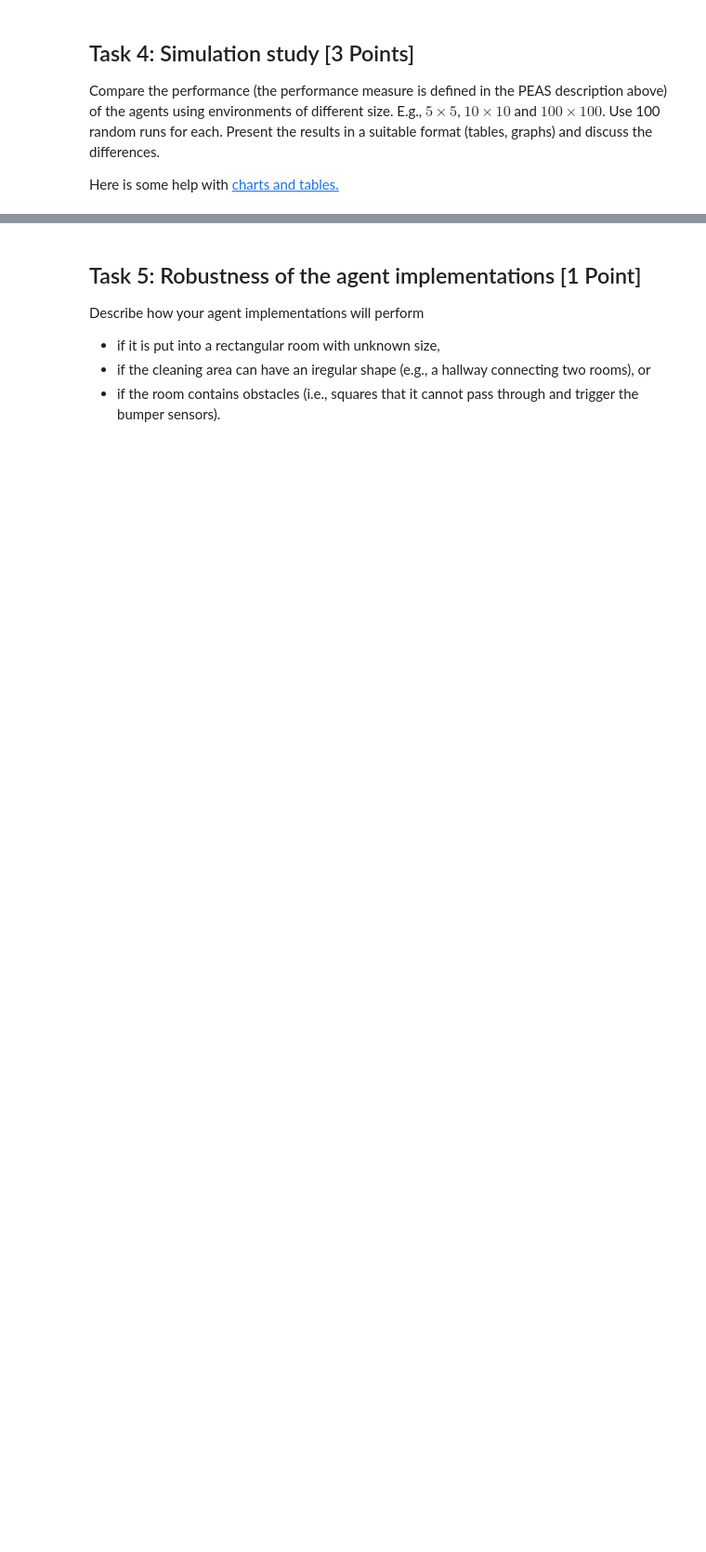
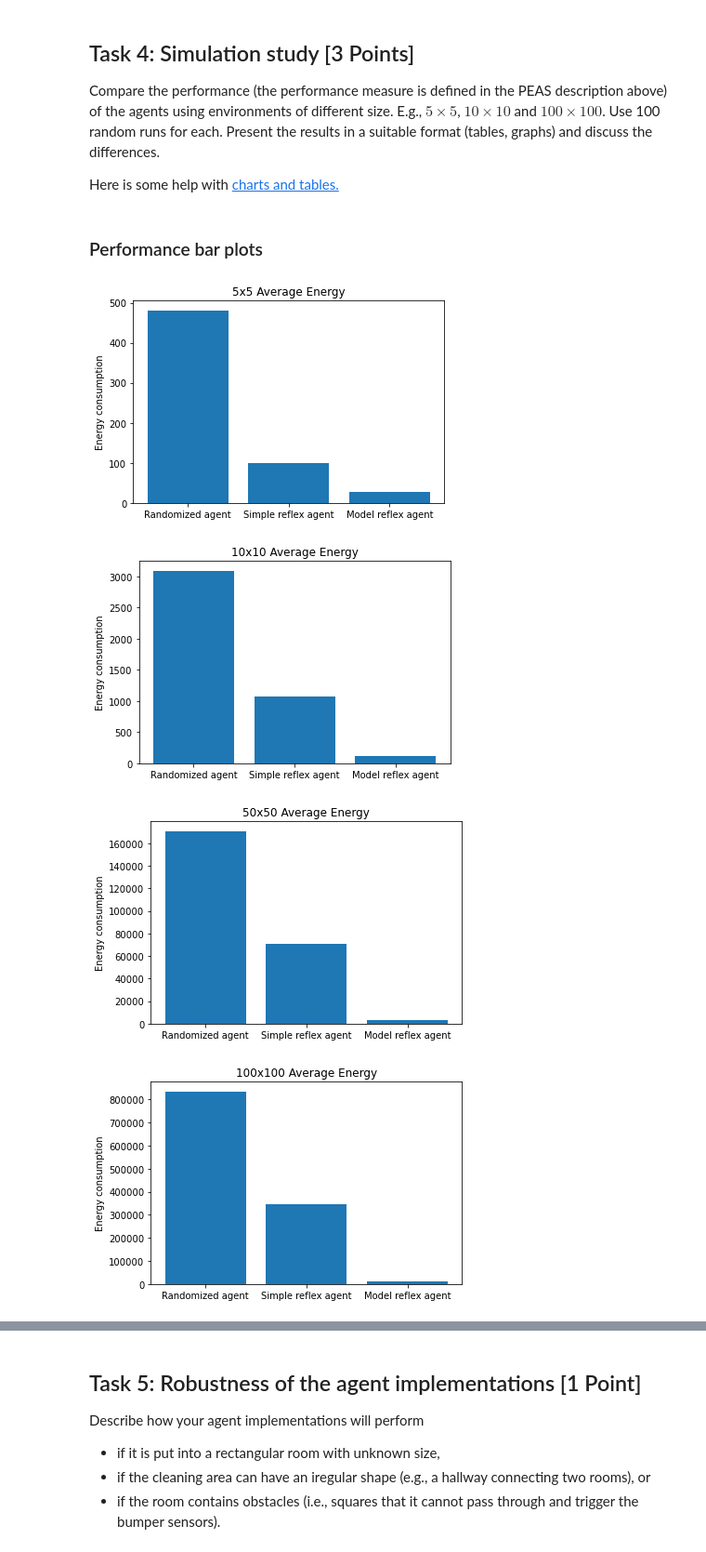
Before and after one commit to ZechWolf/CS7320-AI, a Jupyter notebook: Agents/simple_randomized_agent.ipynb, the cells around one changed output, grey strips where cells are left out. Shown: that part at 93% size. Drawn from its saved outputs; the diff is of its cells as text; code cells hidden in the pictures; blank space fills up the shorter version.

Commit message:
Agents project finished

```diff
--- a/Agents/simple_randomized_agent.ipynb
+++ b/Agents/simple_randomized_agent.ipynb
@@ -260,18 +259,13 @@ def simpleReflexAgent(bumpers, dirty):
         return "suck"
 
     #Square is not dirty, choose a movement action randomly
-    #movementOptions = [] #options will be appended to this list if they are possible, based on the bumper status
-    #for direction in ["north", "south", "east", "west"]:
-    #    if not bumpers[direction]:
-    #        movementOptions.append(direction)
-
-    choice = np.random.choice(["north", "south", "east", "west"])
-    while bumpers[choice]:
-        choice = np.random.choice(["north", "south", "east", "west"])
-    return choice
+    movementOptions = [] #options will be appended to this list if they are possible, based on the bumper status
+    for direction in ["north", "south", "east", "west"]:
+        if not bumpers[direction]:
+            movementOptions.append(direction)
 
     #Choose a random movement from the possible list
     return np.random.choice(movementOptions)
 
-environmentSimulation(simpleReflexAgent, 100, 5, False)
+environmentSimulation(simpleReflexAgent, 100, 5, True)
 # %% [output]
@@ -308,11 +314,8 @@ class ModelReflexAgent:
     def __init__(self, posX = -1, posY = -1):
         self.x = posX
         self.y = posY
-        self.seekingCorner = True
         self.lastMove = "" #keep track of the agent's last movement action, used for turning
         self.navigation = "corner"
-        self.navigating = False #navigation state - agent is trying to acquire roomSize
-        self.cleaning = False #cleaning state - true when the agent acquires its position and roomSize
         self.direction = "" #state of agent's orientation - which direction it is traveling
         self.roomSize = 0 #0 means agent does not know room size yet
         self.cleaned = [] #stores cleaned squares as (x,y) tuples
@@ -365,13 +368,6 @@ class ModelReflexAgent:
     def clean(self):
         self.cleaned.append((self.x, self.y))
 
-    #Returns a position tuple of the square to the "direction" of the current square
-    def getAdjPos(self, direction):
-        if direction == "north": return (self.x, self.y - 1)
-        elif direction == "south": return (self.x, self.y + 1)
-        elif direction == "east": return (self.x + 1, self.y)
-        else: return (self.x - 1, self.y) #direction == "west"
-
     #Adjusts position state
     def move(self, direction):
         if direction == "north": self.y -= 1
@@ -380,6 +376,5 @@ class ModelReflexAgent:
         else: self.x -= 1 #direction == "west"
         self.lastMove = direction
 
-agent = ModelReflexAgent()
-print(environmentSimulation(simpleReflexAgent, 100000, 100, False))
+environmentSimulation(ModelReflexAgent().act, 50, 5, True)
 # %% [output]
@@ -417,0 +435,21 @@ print(modelAverages)
+# %% [markdown]
+### Performance bar plots
+# %%
+#Bar plot
+
+table = {"Randomized agent": randAverages, "Simple reflex agent": reflexAverages, "Model reflex agent": modelAverages}
+x = ["Randomized agent","Simple reflex agent","Model reflex agent"]
+
+index = 0
+for i in [5, 10, 50, 100]:
+    dataArray = [randAverages[index], reflexAverages[index], modelAverages[index]]
+    plt.bar(x, dataArray)
+    plt.title("{}x{} Average Energy".format(i, i))
+    plt.ylabel("Energy consumption")
+    plt.show()
+    index += 1
+# %% [output]
+[figure, added]
+[figure, added]
+[figure, added]
+[figure, added]
```
Also changed, not shown: parts of 15 cells of this notebook.
